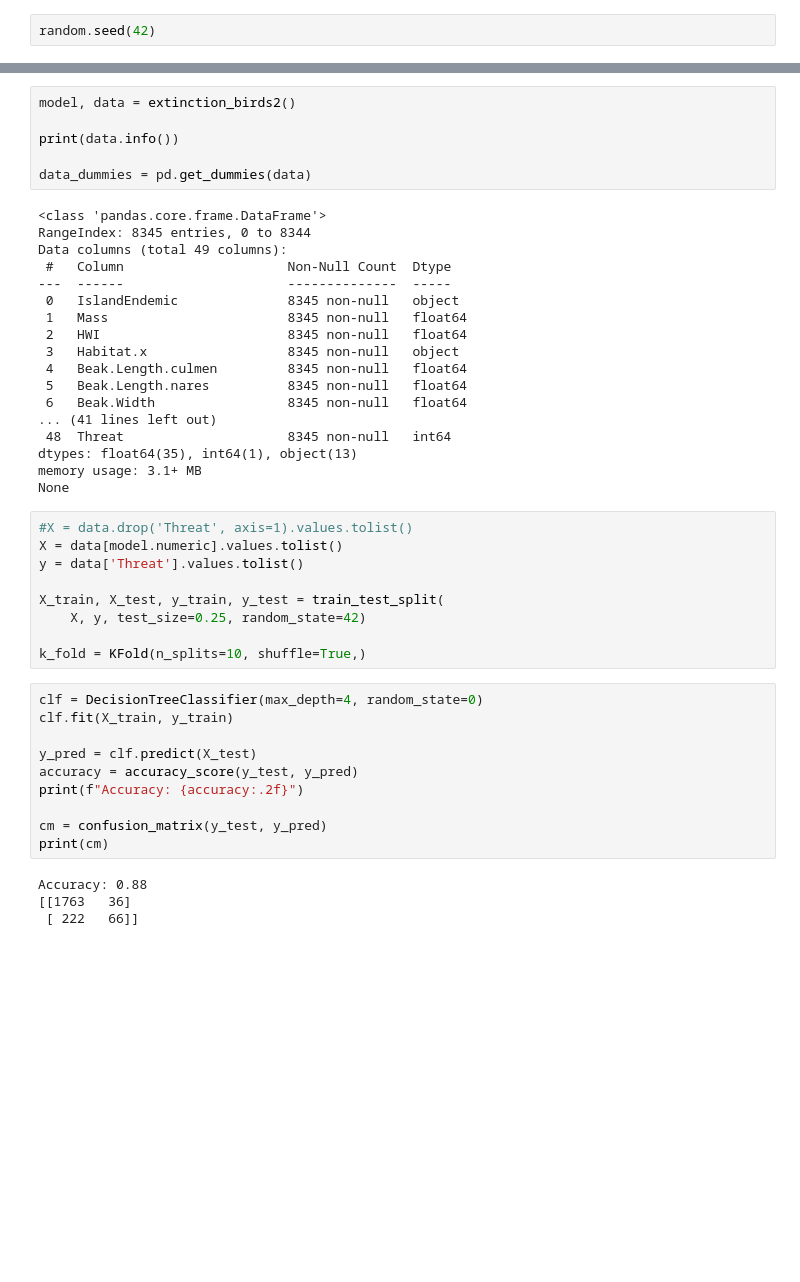
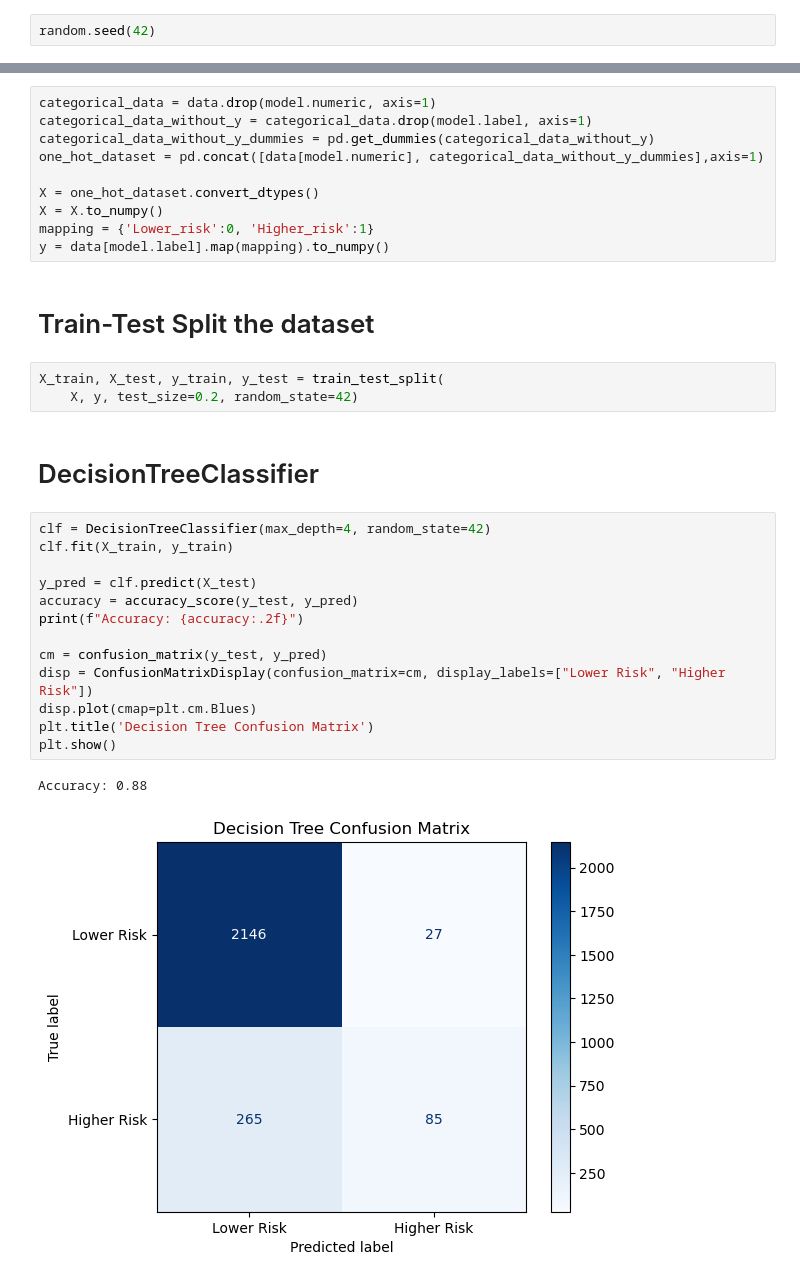
Before and after one commit to pabmevi/roadkill-confold, a Jupyter notebook: statistical_machine_learning.ipynb, the cells around one changed output, grey strips where cells are left out. Drawn from its saved outputs; the diff is of its cells as text; blank space fills up the shorter version.

Commit message:
updated the statistical models

```diff
--- a/statistical_machine_learning.ipynb
+++ b/statistical_machine_learning.ipynb
@@ -19,47 +28,33 @@ random.seed(42)
 # %%
-model, data = extinction_birds2()
+categorical_data = data.drop(model.numeric, axis=1)
+categorical_data_without_y = categorical_data.drop(model.label, axis=1)
+categorical_data_without_y_dummies = pd.get_dummies(categorical_data_without_y)
+one_hot_dataset = pd.concat([data[model.numeric], categorical_data_without_y_dummies],axis=1)
 
-print(data.info())
-
-data_dummies = pd.get_dummies(data)
+X = one_hot_dataset.convert_dtypes()
+X = X.to_numpy()
+mapping = {'Lower_risk':0, 'Higher_risk':1}
+y = data[model.label].map(mapping).to_numpy()
-# %% [output]
-<class 'pandas.core.frame.DataFrame'>
-RangeIndex: 8345 entries, 0 to 8344
-Data columns (total 49 columns):
- #   Column                     Non-Null Count  Dtype
----  ------                     --------------  -----
- 0   IslandEndemic              8345 non-null   object
- 1   Mass                       8345 non-null   float64
- 2   HWI                        8345 non-null   float64
- 3   Habitat.x                  8345 non-null   object
- 4   Beak.Length.culmen         8345 non-null   float64
- 5   Beak.Length.nares          8345 non-null   float64
- 6   Beak.Width                 8345 non-null   float64
-... (41 lines left out)
- 48  Threat                     8345 non-null   int64
-dtypes: float64(35), int64(1), object(13)
-memory usage: 3.1+ MB
-None
-# %%
-#X = data.drop('Threat', axis=1).values.tolist()
-X = data[model.numeric].values.tolist()
-y = data['Threat'].values.tolist()
-
-X_train, X_test, y_train, y_test = train_test_split(
-    X, y, test_size=0.25, random_state=42)
-
-k_fold = KFold(n_splits=10, shuffle=True,)
+# %% [markdown]
+# Train-Test Split the dataset
+# %%
+X_train, X_test, y_train, y_test = train_test_split(
+    X, y, test_size=0.2, random_state=42)
+# %% [markdown]
+# DecisionTreeClassifier
 # %%
-clf = DecisionTreeClassifier(max_depth=4, random_state=0)
+clf = DecisionTreeClassifier(max_depth=4, random_state=42)
 clf.fit(X_train, y_train)
 
 y_pred = clf.predict(X_test)
 accuracy = accuracy_score(y_test, y_pred)
 print(f"Accuracy: {accuracy:.2f}")
 
 cm = confusion_matrix(y_test, y_pred)
-print(cm)
+disp = ConfusionMatrixDisplay(confusion_matrix=cm, display_labels=["Lower Risk", "Higher Risk"])
+disp.plot(cmap=plt.cm.Blues)
+plt.title('Decision Tree Confusion Matrix')
+plt.show()
 # %% [output]
 Accuracy: 0.88
-[[1763   36]
- [ 222   66]]
+[figure, added]
```
Also changed, not shown: parts of 11 cells of this notebook, 1 other file.
